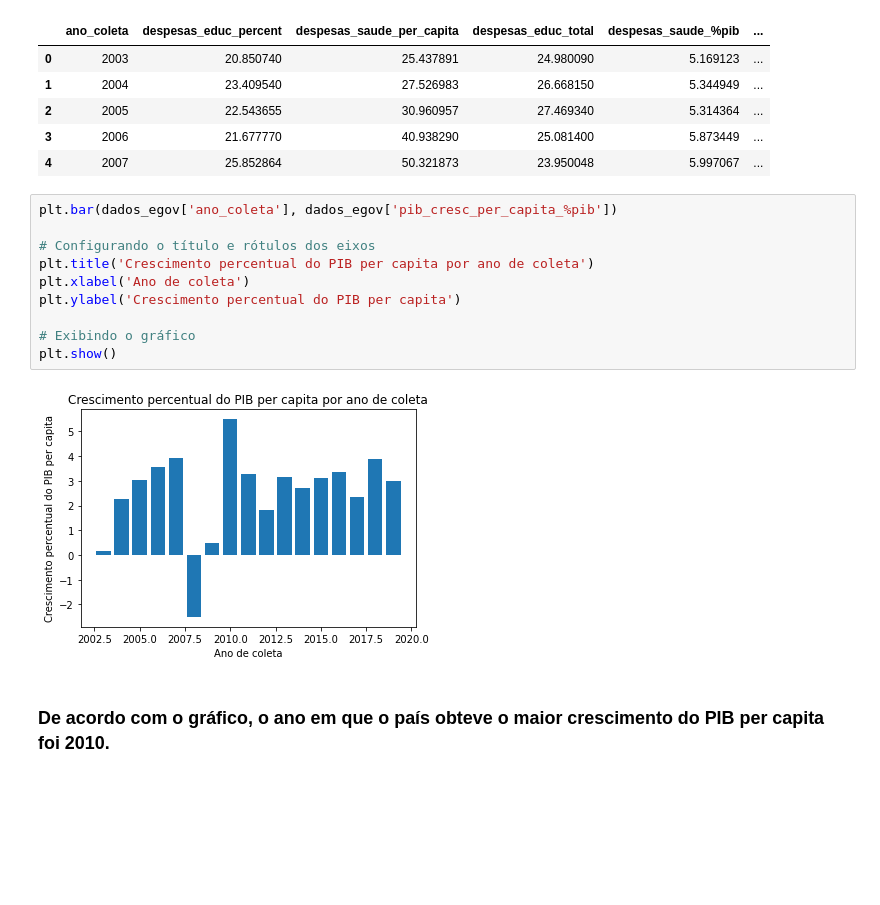
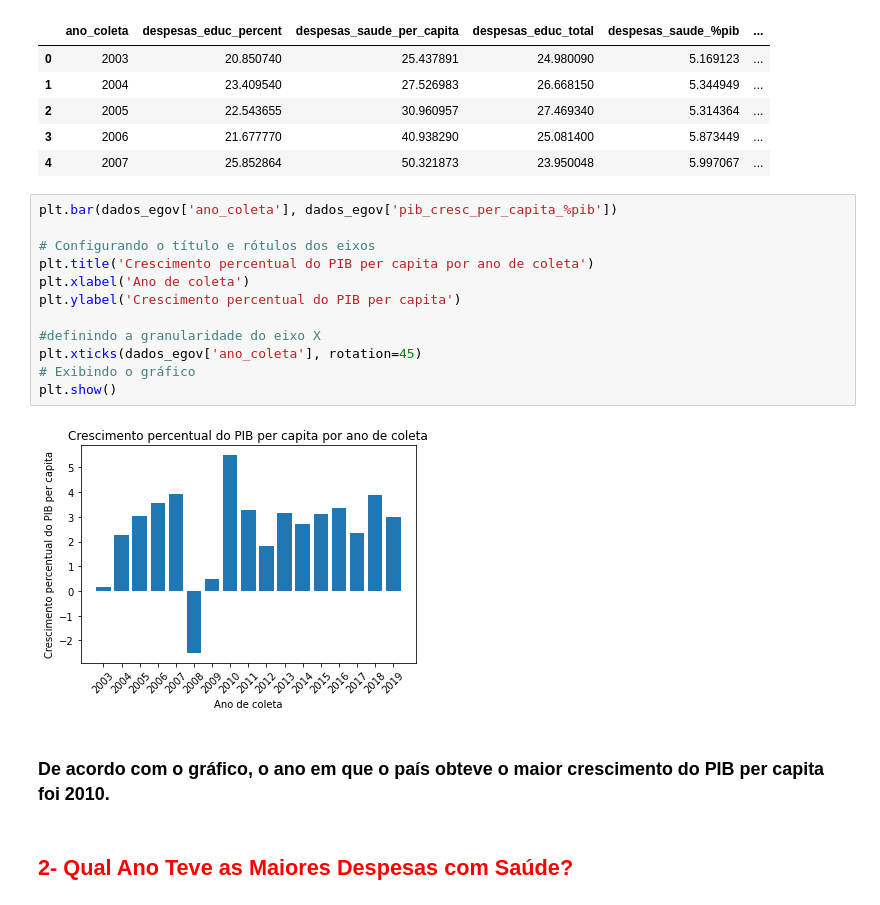
Before and after one commit to Renan-LS/Renan-LS, a Jupyter notebook: E_gov_Analytics.ipynb, the cells around one changed output. Saved outputs shown, nothing was run; the diff lists cells and outputs as text; blank space fills up the shorter version.

```diff
--- a/E_gov_Analytics.ipynb
+++ b/E_gov_Analytics.ipynb
@@ -180,14 +174,18 @@ dados_egov.head()
 # %%
 plt.bar(dados_egov['ano_coleta'], dados_egov['pib_cresc_per_capita_%pib'])
 
 # Configurando o título e rótulos dos eixos
 plt.title('Crescimento percentual do PIB per capita por ano de coleta')
 plt.xlabel('Ano de coleta')
 plt.ylabel('Crescimento percentual do PIB per capita')
 
+#definindo a granularidade do eixo X
+plt.xticks(dados_egov['ano_coleta'], rotation=45)
 # Exibindo o gráfico
 plt.show()
 # %% [output]
-[figure, old version]
+[figure, new version]
 # %% [markdown]
 ### De acordo com o gráfico, o ano em que o país obteve o maior crescimento do PIB per capita foi 2010.
+# %% [markdown]
+## <font color = "red">2- Qual Ano Teve as Maiores Despesas com Saúde?</font>
```
Also changed, not shown: parts of 13 cells of this notebook.
